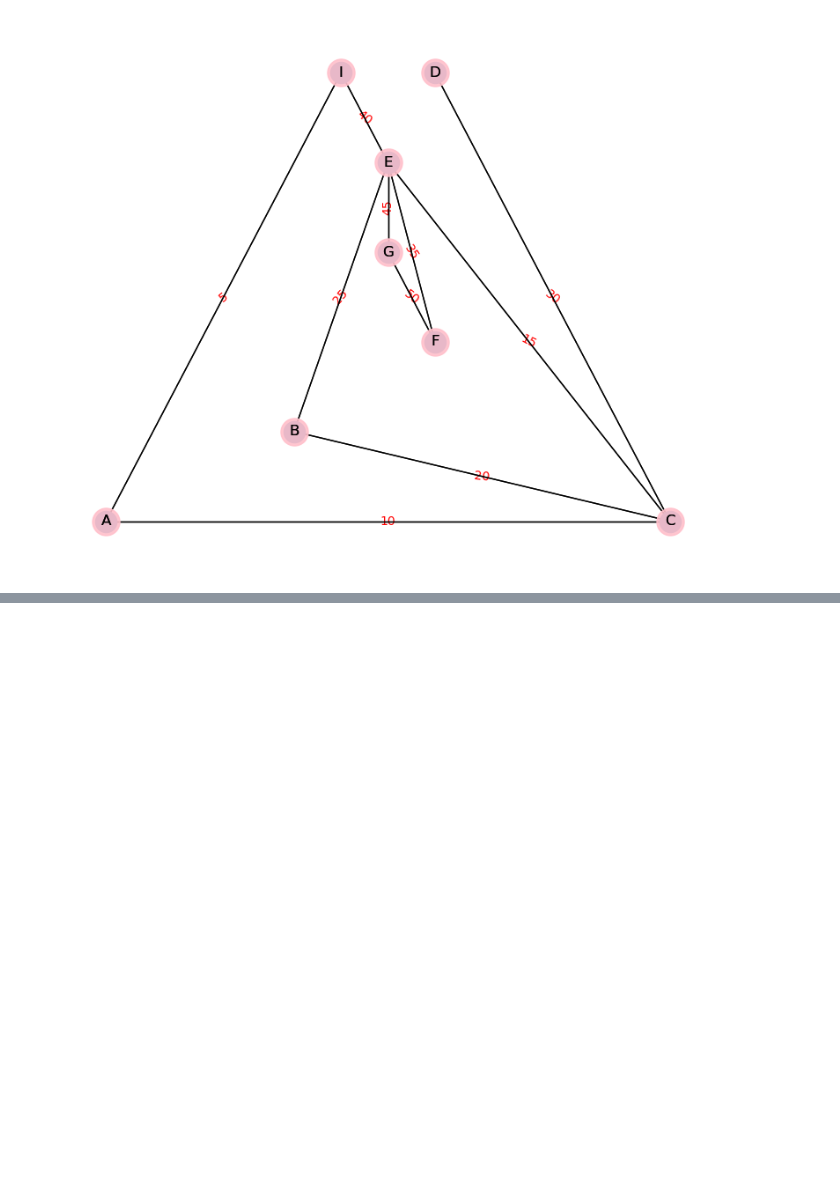
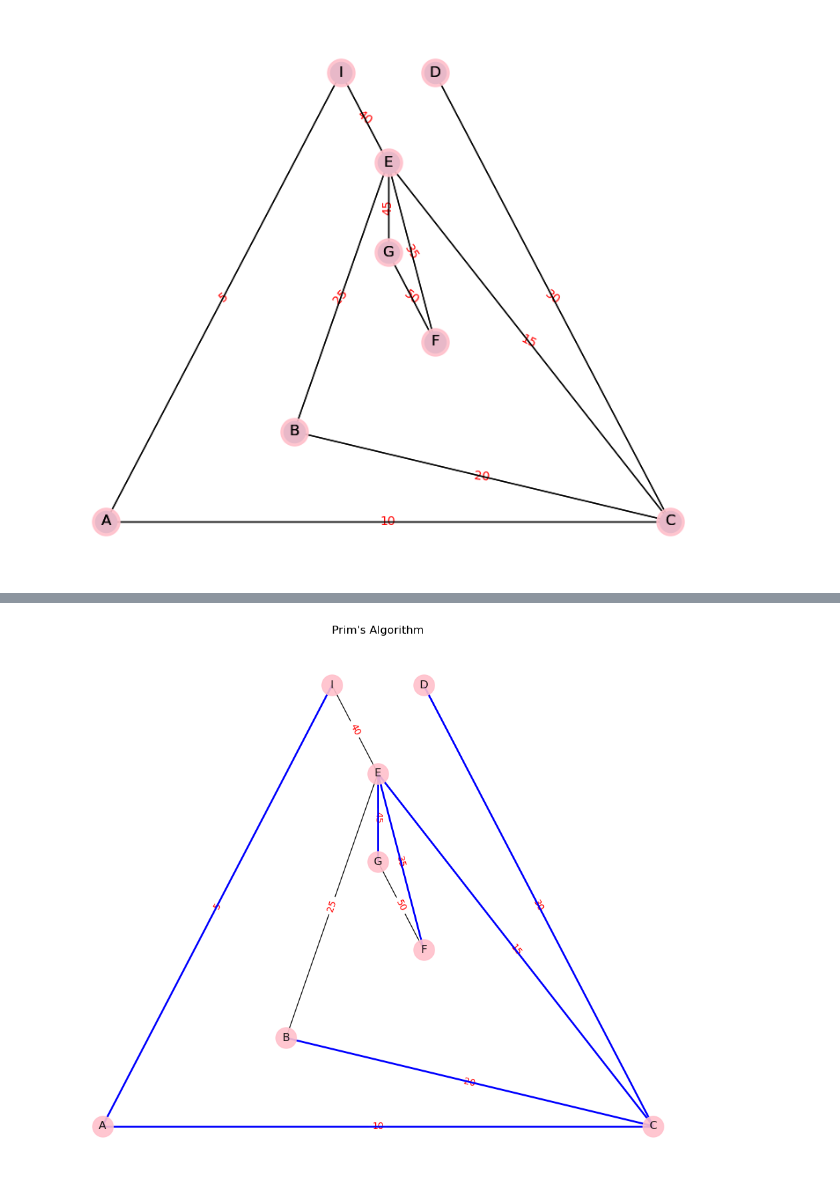
Before and after one commit to wolfgang04/Discrete_Math_2, a Jupyter notebook: Assignments/lecture4.ipynb, the cells around one changed output, grey strips where cells are left out. Drawn from its saved outputs; the diff is of its cells as text; code cells hidden in the pictures; blank space fills up the shorter version.

```diff
--- a/Assignments/lecture4.ipynb
+++ b/Assignments/lecture4.ipynb
@@ -83,0 +118,64 @@ Shortest path lengths from node A: {'A': 0, 'I': 5, 'C': 10, 'E': 25, 'B': 30, '
+# %%
+import matplotlib.pyplot as plt
+import networkx as nx
+import heapq
+
+# Initialize the graph
+G = nx.Graph()
+
+# Add nodes
+G.add_nodes_from(["A", "B", "C", "D", "E", "F", "G", "I"])
+
+# Add edges with weights
+edgelist = [
+    ("A", "C", 10),
+    ("A", "I", 5),
+    ("C", "B", 20),
+    ("C", "E", 15),
+    ("C", "D", 30),
+    ("B", "E", 25),
+    ("I", "E", 40),
+    ("E", "F", 35),
+    ("F", "G", 50),
+    ("G", "E", 45)
+]
+G.add_weighted_edges_from(edgelist)
+
+# Prim's algorithm implementation
+def prim(G, start_node):
+    mst = nx.Graph()
+    visited = set([start_node])
+    edges = [(data['weight'], start_node, to) for to, data in G[start_node].items()]
+    heapq.heapify(edges)
+
+    while edges:
+        weight, frm, to = heapq.heappop(edges)
+        if to not in visited:
+            visited.add(to)
+            mst.add_edge(frm, to, weight=weight)
+
+            for next_to, data in G[to].items():
+                if next_to not in visited:
+                    heapq.heappush(edges, (data['weight'], to, next_to))
+
+    return mst
+
+# Create MST using Prim's algorithm starting from node 'A'
+mst = prim(G, 'A')
+
+# Draw the graph with MST edges highlighted
+plt.figure(figsize=(10, 8))
+pos = nx.planar_layout(G)
+
+# Draw all edges
+nx.draw(G, pos, with_labels=True, node_color='pink', edge_color='black', node_size=500, alpha=0.9)
+nx.draw_networkx_edge_labels(G, pos, edge_labels={(u, v): d['weight'] for u, v, d in G.edges(data=True)}, font_color='red')
+
+# Highlight MST edges
+mst_edges = list(mst.edges(data=True))
+nx.draw_networkx_edges(G, pos, edgelist=mst_edges, edge_color='blue', width=2)
+
+plt.title("Prim's Algorithm")
+plt.show()
+# %% [output]
+[figure, added]
```
Also changed, not shown: parts of 3 cells of this notebook, 1 other file.
